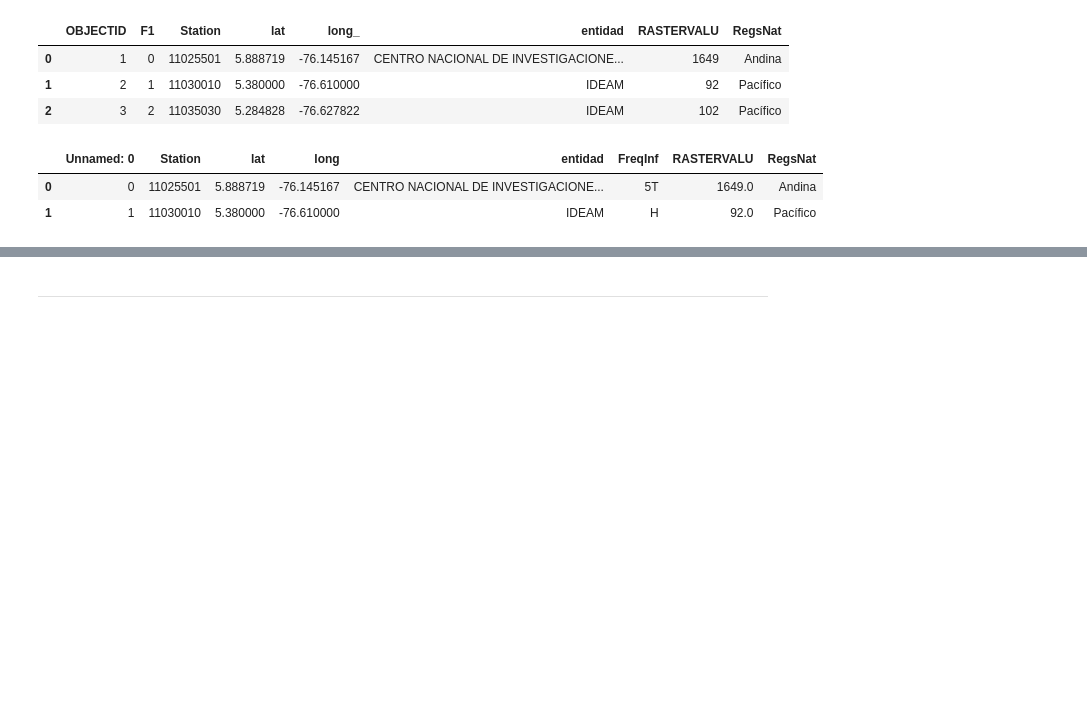
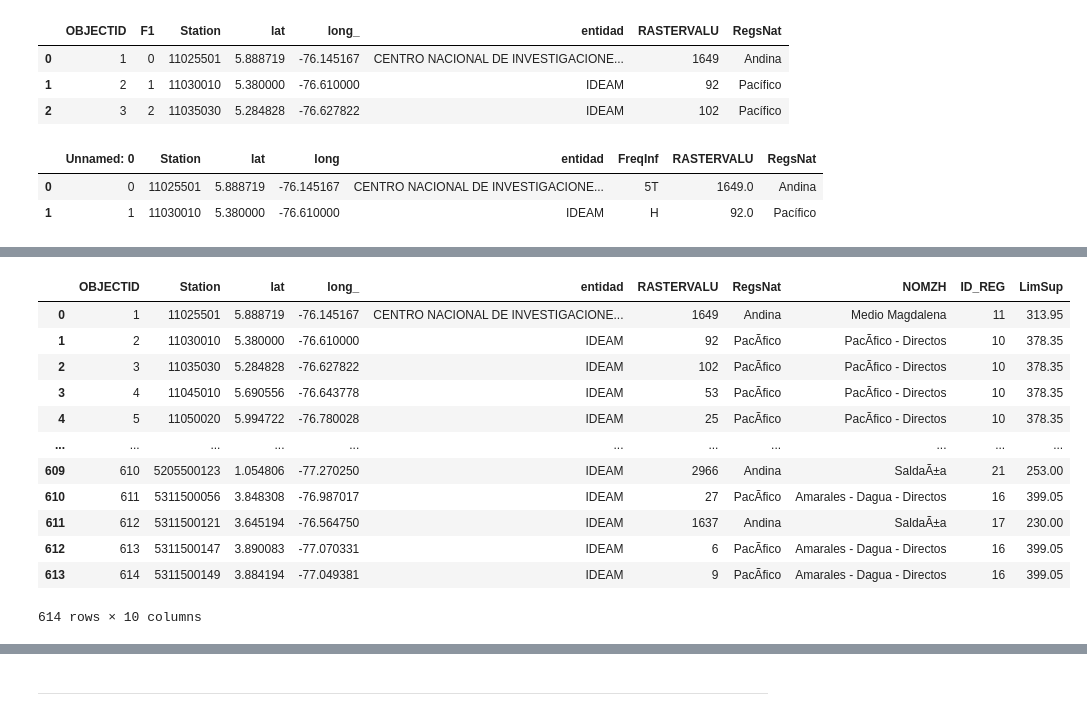
Before and after one commit to paalvarezb72/OE_CTO196-2024, a Jupyter notebook: OE_3_QC_Variables/2_HumedadRelativa/Calculo_LimisFlexibles_HR.ipynb, the cells around one changed output, grey strips where cells are left out. Drawn from its saved outputs; the diff is of its cells as text; code cells hidden in the pictures; blank space fills up the shorter version.

```diff
--- a/OE_3_QC_Variables/2_HumedadRelativa/Calculo_LimisFlexibles_HR.ipynb
+++ b/OE_3_QC_Variables/2_HumedadRelativa/Calculo_LimisFlexibles_HR.ipynb
@@ -209,0 +230,17 @@ dfMoreInfo.to_csv('EMAHR_Allinfo_Replcbl.csv', index=False,encoding='latin-1')
+# %%
+RP_ACP = pd.read_table('EMAHR_Alt_RN-RPacp.txt', encoding='latin-1', sep=';')
+RP_ACP
+# %% [output]
+|  | OBJECTID | Station | lat | long_ | entidad | RASTERVALU | RegsNat | NOMZH | ID_REG | LimSup |
+| 0 | 1 | 11025501 | 5.888719 | -76.145167 | CENTRO NACIONAL DE INVESTIGACIONE... | 1649 | Andina | Medio Magdalena | 11 | 313.95 |
+| 1 | 2 | 11030010 | 5.380000 | -76.610000 | IDEAM | 92 | PacÃ­fico | PacÃ­fico - Directos | 10 | 378.35 |
+| 2 | 3 | 11035030 | 5.284828 | -76.627822 | IDEAM | 102 | PacÃ­fico | PacÃ­fico - Directos | 10 | 378.35 |
+| 3 | 4 | 11045010 | 5.690556 | -76.643778 | IDEAM | 53 | PacÃ­fico | PacÃ­fico - Directos | 10 | 378.35 |
+| 4 | 5 | 11050020 | 5.994722 | -76.780028 | IDEAM | 25 | PacÃ­fico | PacÃ­fico - Directos | 10 | 378.35 |
+| ... | ... | ... | ... | ... | ... | ... | ... | ... | ... | ... |
+| 609 | 610 | 5205500123 | 1.054806 | -77.270250 | IDEAM | 2966 | Andina | SaldaÃ±a | 21 | 253.00 |
+| 610 | 611 | 5311500056 | 3.848308 | -76.987017 | IDEAM | 27 | PacÃ­fico | Amarales - Dagua - Directos | 16 | 399.05 |
+| 611 | 612 | 5311500121 | 3.645194 | -76.564750 | IDEAM | 1637 | Andina | SaldaÃ±a | 17 | 230.00 |
+| 612 | 613 | 5311500147 | 3.890083 | -77.070331 | IDEAM | 6 | PacÃ­fico | Amarales - Dagua - Directos | 16 | 399.05 |
+| 613 | 614 | 5311500149 | 3.884194 | -77.049381 | IDEAM | 9 | PacÃ­fico | Amarales - Dagua - Directos | 16 | 399.05 |
+614 rows × 10 columns
```
Also changed, not shown: parts of 93 cells of this notebook, 1 other file.
